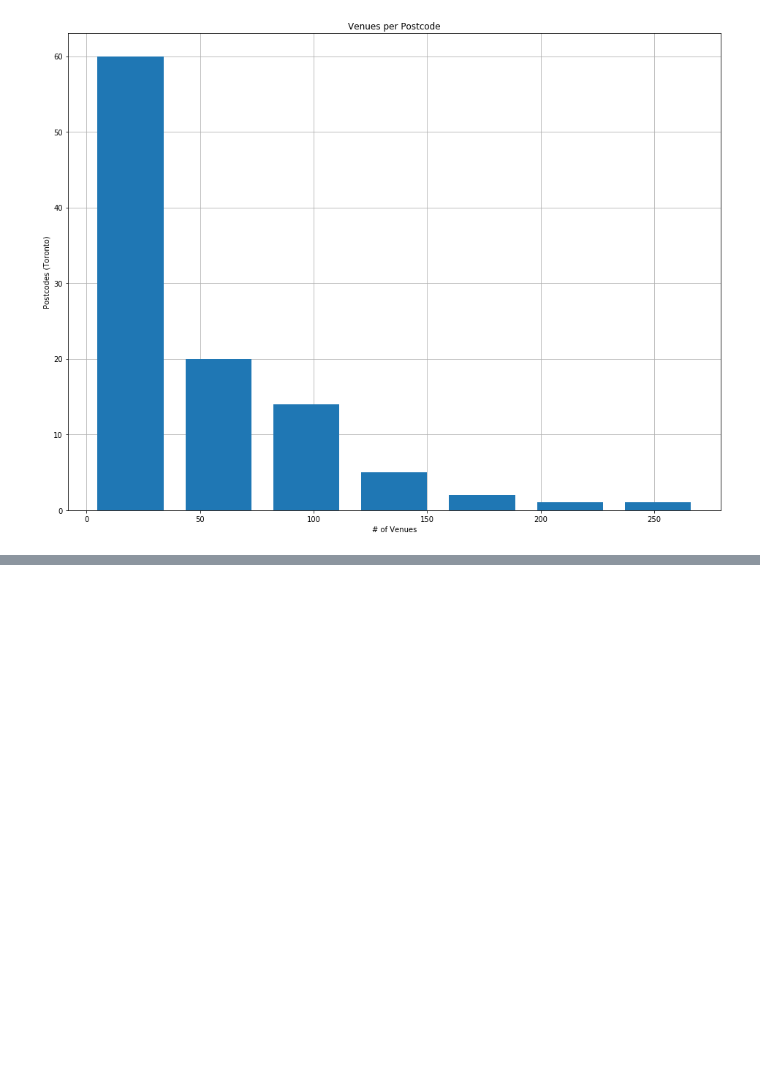
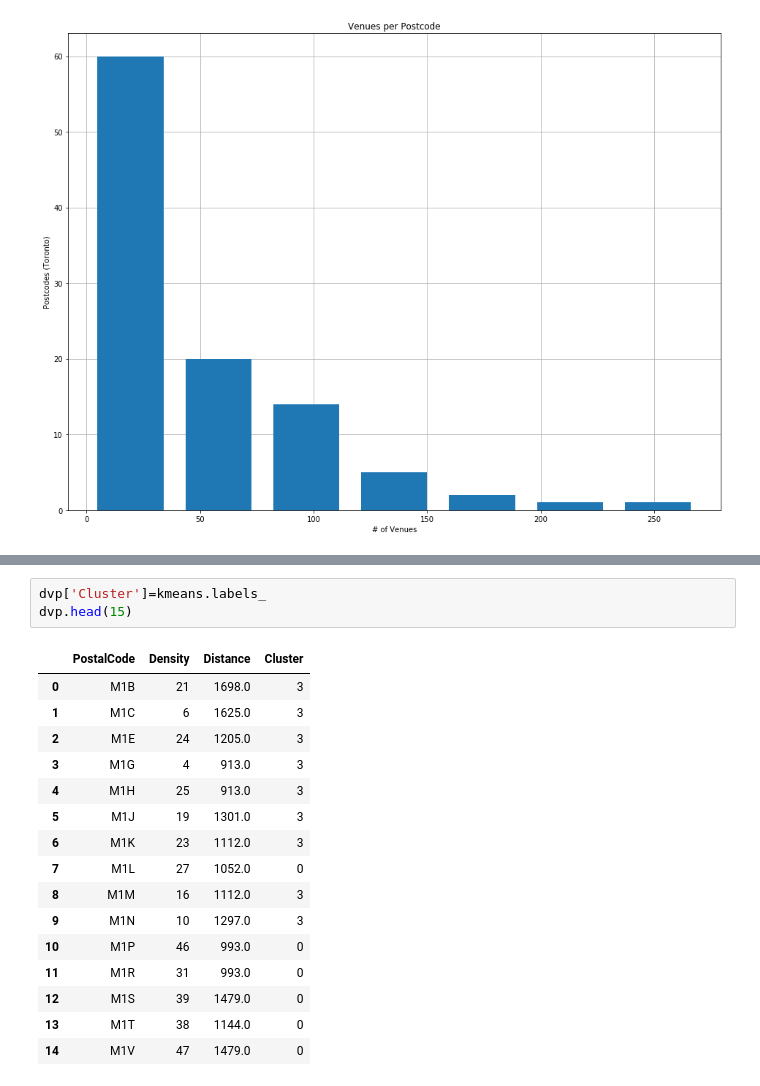
Before and after one commit to anouarmezzi/Coursera-Capstone-Project, a Jupyter notebook: Segmenting and clustering Neighborhood.ipynb, the cells around one changed output, grey strips where cells are left out. Cells and saved outputs as stored; diff of their text form; blank space fills up the shorter version.

```diff
--- a/Segmenting and clustering Neighborhood.ipynb
+++ b/Segmenting and clustering Neighborhood.ipynb
@@ -447,0 +459,20 @@ NameError: name 'KMeans' is not defined
+# %%
+dvp['Cluster']=kmeans.labels_
+dvp.head(15)
+# %% [output]
+|  | PostalCode | Density | Distance | Cluster |
+| 0 | M1B | 21 | 1698.0 | 3 |
+| 1 | M1C | 6 | 1625.0 | 3 |
+| 2 | M1E | 24 | 1205.0 | 3 |
+| 3 | M1G | 4 | 913.0 | 3 |
+| 4 | M1H | 25 | 913.0 | 3 |
+| 5 | M1J | 19 | 1301.0 | 3 |
+| 6 | M1K | 23 | 1112.0 | 3 |
+| 7 | M1L | 27 | 1052.0 | 0 |
+| 8 | M1M | 16 | 1112.0 | 3 |
+| 9 | M1N | 10 | 1297.0 | 3 |
+| 10 | M1P | 46 | 993.0 | 0 |
+| 11 | M1R | 31 | 993.0 | 0 |
+| 12 | M1S | 39 | 1479.0 | 0 |
+| 13 | M1T | 38 | 1144.0 | 0 |
+| 14 | M1V | 47 | 1479.0 | 0 |
```
Also changed, not shown: parts of 7 cells of this notebook.
